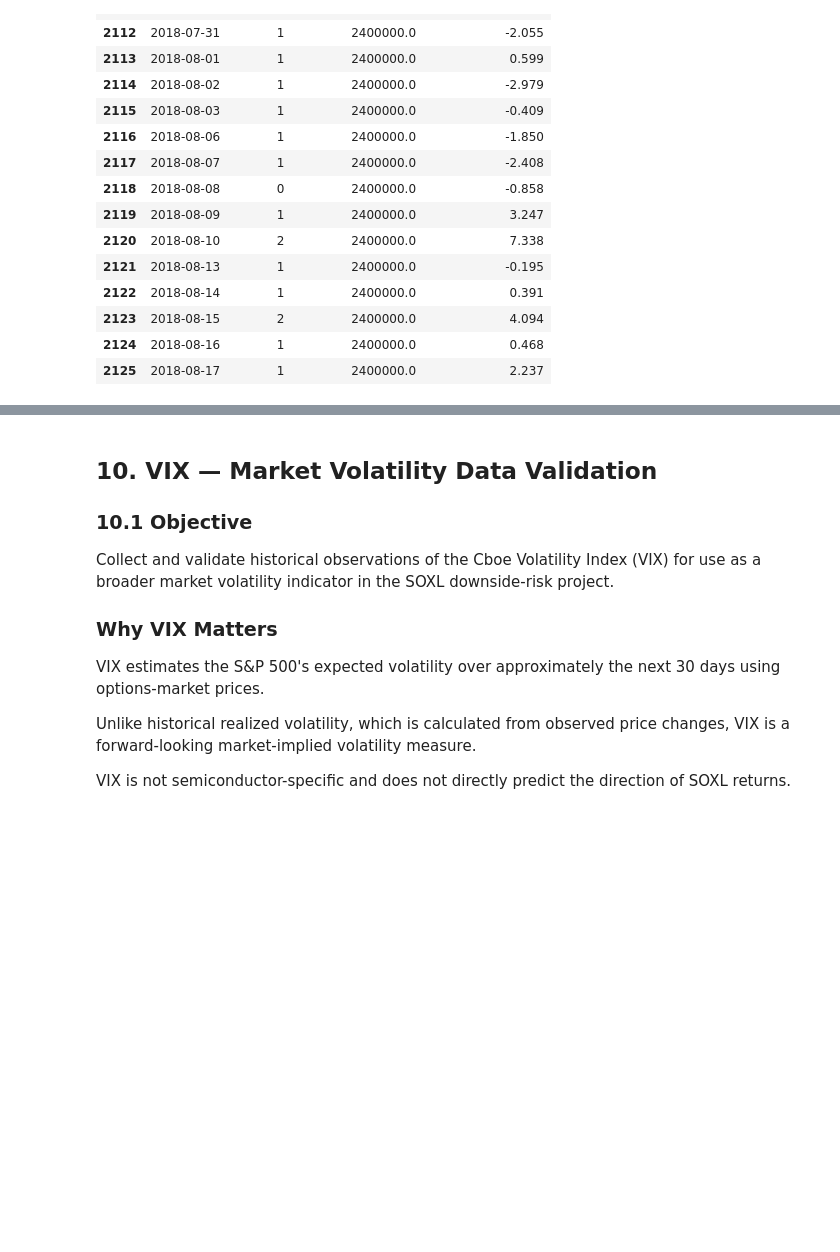
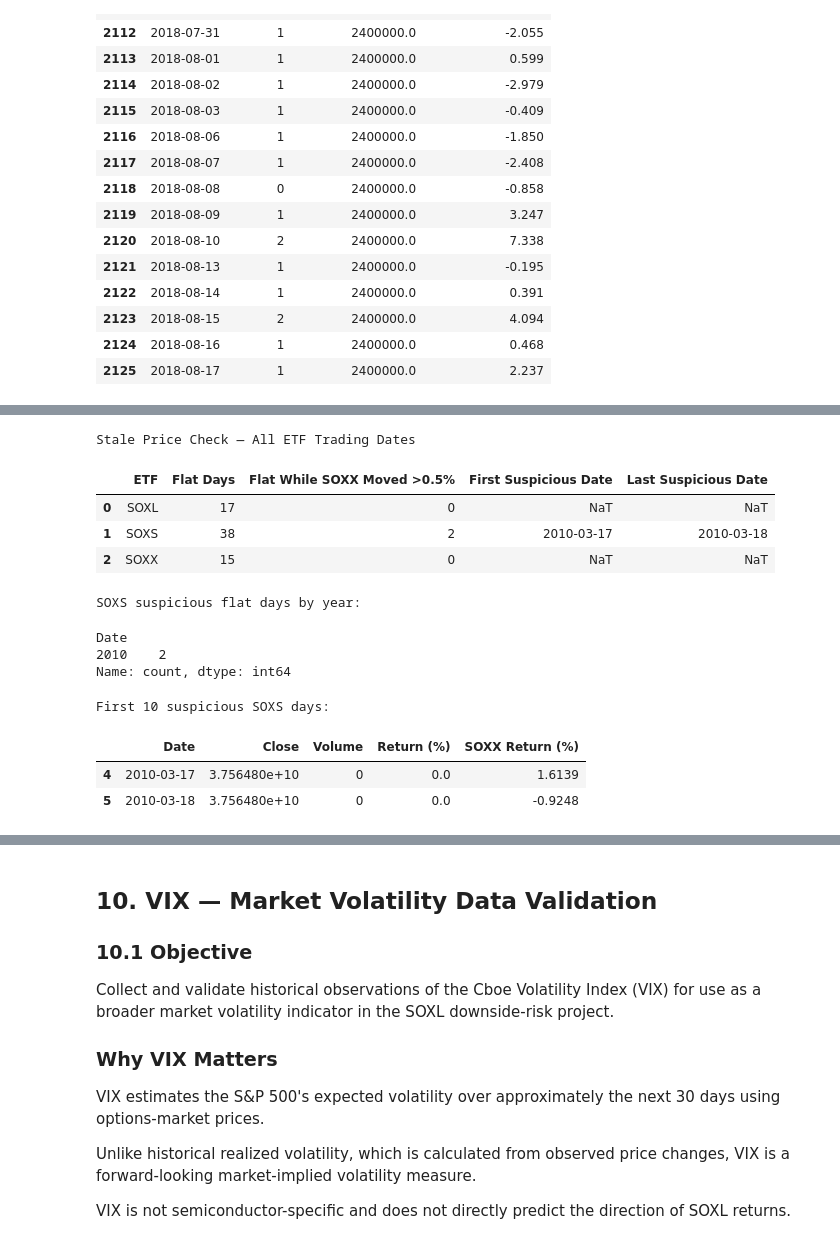
Before and after one commit to nishselv/soxl-risk-analysis, a Jupyter notebook: notebooks/01_data_validation.ipynb, the cells around one changed output, grey strips where cells are left out. Cells and saved outputs as stored; diff of their text form; code cells hidden in the pictures; blank space fills up the shorter version.

```diff
--- a/notebooks/01_data_validation.ipynb
+++ b/notebooks/01_data_validation.ipynb
@@ -2448,2 +2498,58 @@ Zero-volume days with changing closing prices: 1976
+# %%
+# ============================================================
+# 9.9 — Stale Price Check (repeated closing prices)
+# ============================================================
+
+flat_rows = []
+flat_days = {}
+
+soxx_moves = soxx.set_index("Date")["Close"].pct_change(fill_method=None) * 100
+soxx_moves.index = pd.to_datetime(soxx_moves.index)  # NEW
+
+for name, df in {"SOXL": soxl, "SOXS": soxs, "SOXX": soxx}.items():
+
+    data = df[["Date", "Close", "Volume"]].copy()
+    data["Date"] = pd.to_datetime(data["Date"])  # NEW
+    data["Return (%)"] = data["Close"].pct_change(fill_method=None) * 100
+    data["SOXX Return (%)"] = data["Date"].map(soxx_moves)
+
+    # Flat day = closing price identical to the previous day.
+    flat = data[data["Return (%)"] == 0]
+
+    # Suspicious = flat day while SOXX moved by more than 0.5%.
+    suspicious = flat[flat["SOXX Return (%)"].abs() > 0.5]
+
+    flat_days[name] = suspicious
+
+    flat_rows.append({
+        "ETF": name,
+        "Flat Days": len(flat),
+        "Flat While SOXX Moved >0.5%": len(suspicious),
+        "First Suspicious Date": suspicious["Date"].min(),
+        "Last Suspicious Date": suspicious["Date"].max()
+    })
+
+print("Stale Price Check — All ETF Trading Dates")
+display(pd.DataFrame(flat_rows))
+
+print("\nSOXS suspicious flat days by year:")
+display(flat_days["SOXS"]["Date"].dt.year.value_counts().sort_index())
+
+print("\nFirst 10 suspicious SOXS days:")
+display(flat_days["SOXS"].head(10).round(4))
+# %% [output]
+Stale Price Check — All ETF Trading Dates
+|  | ETF | Flat Days | Flat While SOXX Moved >0.5% | First Suspicious Date | Last Suspicious Date |
+| 0 | SOXL | 17 | 0 | NaT | NaT |
+| 1 | SOXS | 38 | 2 | 2010-03-17 | 2010-03-18 |
+| 2 | SOXX | 15 | 0 | NaT | NaT |
+SOXS suspicious flat days by year:
+Date
+2010    2
+Name: count, dtype: int64
+First 10 suspicious SOXS days:
+|  | Date | Close | Volume | Return (%) | SOXX Return (%) |
+| 4 | 2010-03-17 | 3.756480e+10 | 0 | 0.0 | 1.6139 |
+| 5 | 2010-03-18 | 3.756480e+10 | 0 | 0.0 | -0.9248 |
 # %% [markdown]
 
```
Also changed, not shown: parts of 3 cells of this notebook, 3 other files.
